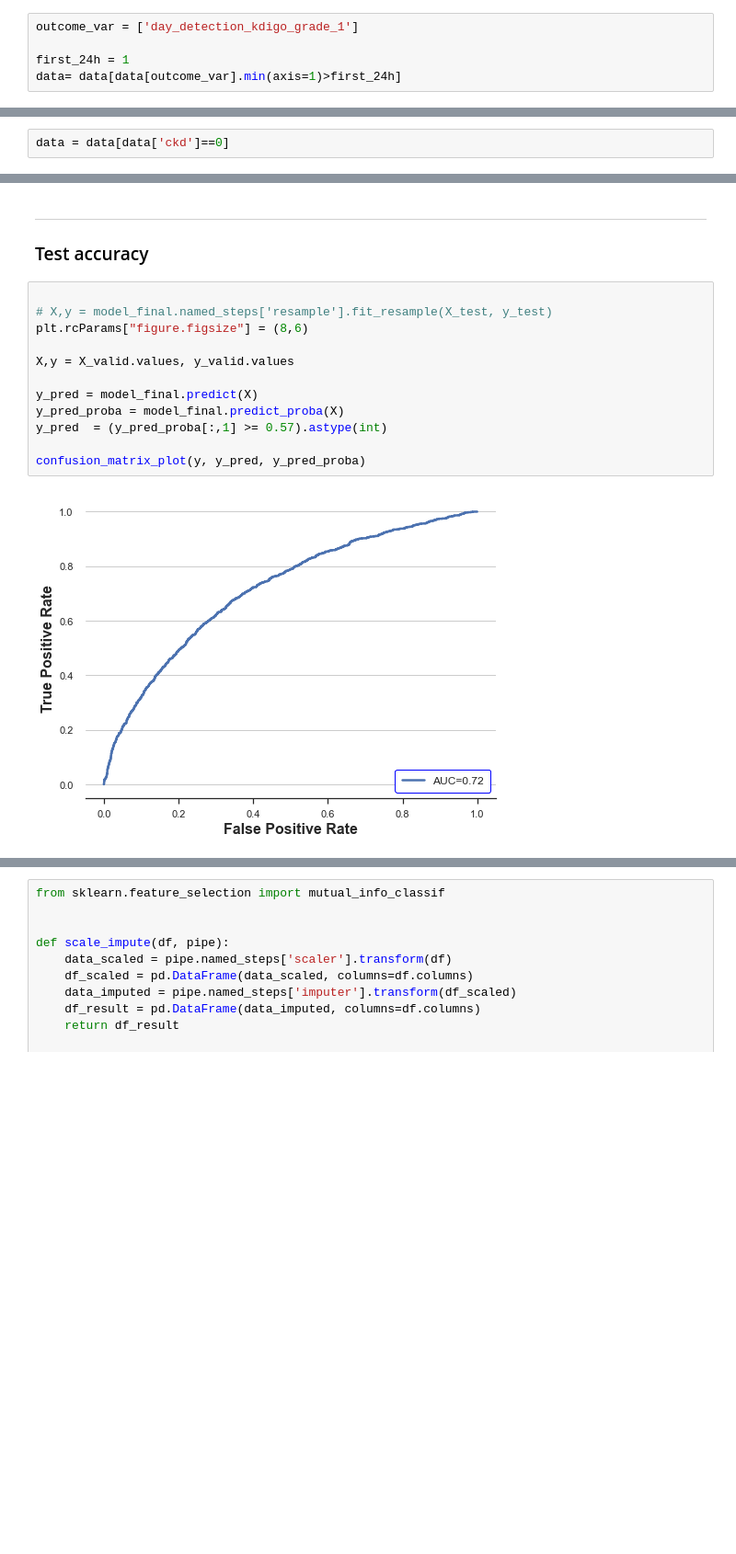
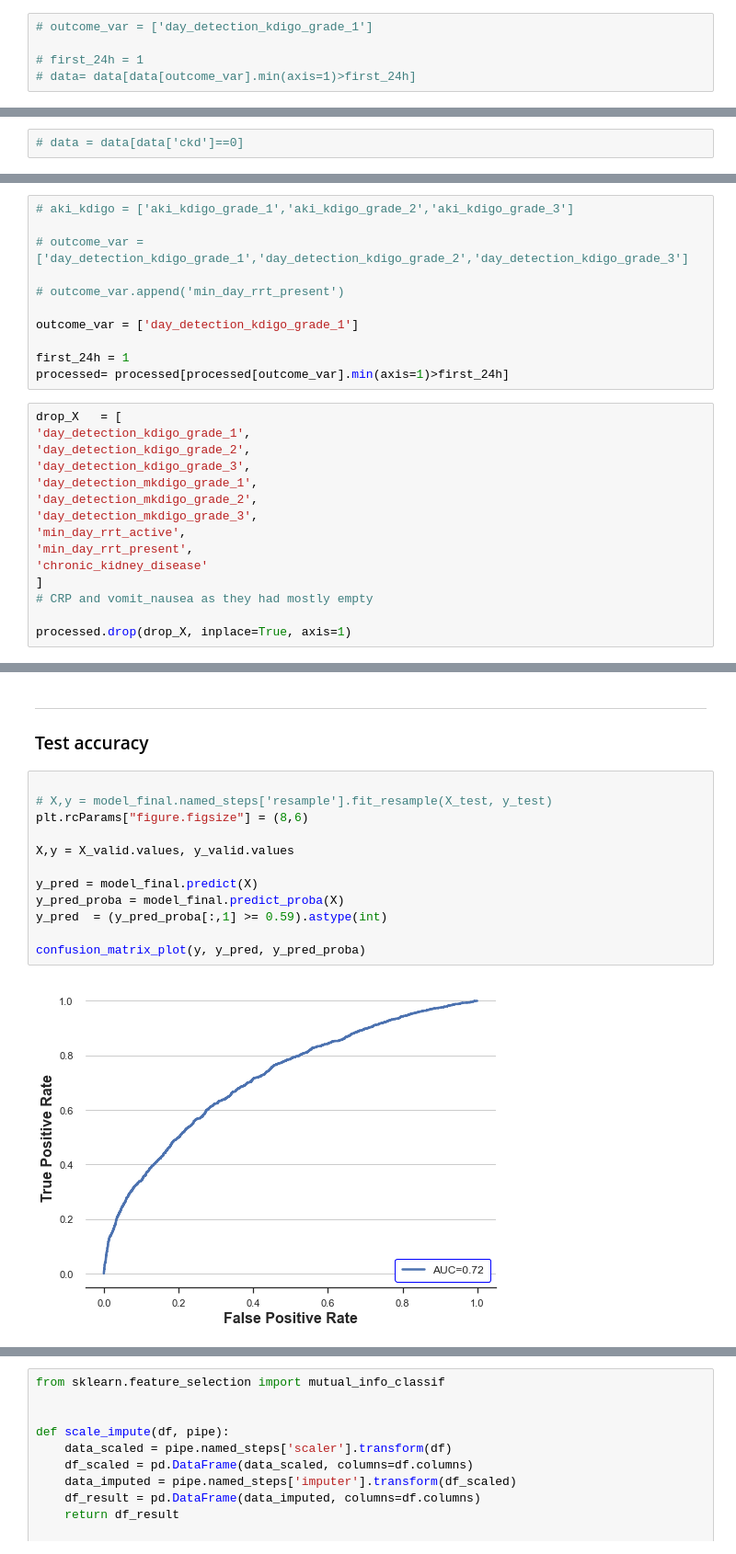
Before and after one commit to amirhkr/AKI_MIMIC4, a Jupyter notebook: ML_models_notebooks/all_scr/new/RF_all_scr.ipynb, the cells around one changed output, grey strips where cells are left out. Shown at 92% size. Saved outputs shown, nothing was run; the diff lists cells and outputs as text; blank space fills up the shorter version.

```diff
--- a/ML_models_notebooks/all_scr/new/RF_all_scr.ipynb
+++ b/ML_models_notebooks/all_scr/new/RF_all_scr.ipynb
@@ -434,10 +434,10 @@ data['ethnicity'] = data['ethnicity'].replace(['AMERICAN INDIAN/ALASKA NATIVE'],
 
 data = data.fillna(value=np.nan)
 # %%
-outcome_var = ['day_detection_kdigo_grade_1']
+# outcome_var = ['day_detection_kdigo_grade_1']
 
-first_24h = 1
-data= data[data[outcome_var].min(axis=1)>first_24h]
+# first_24h = 1
+# data= data[data[outcome_var].min(axis=1)>first_24h]
 # %%
 data.shape
 # %% [output]
@@ -460,5 +460,5 @@ data[data['ckd']==1].shape
 # %%
-data = data[data['ckd']==0]
+# data = data[data['ckd']==0]
 # %%
 data[data['kidney_transplant']==1].shape
 # %% [output]
@@ -582,6 +581,32 @@ array([0.00946967])
 # AKI_1_df.hospital_expire_flag.value_counts()
 # %%
 # AKI_0_df.hospital_expire_flag.value_counts()
+# %%
+# aki_kdigo = ['aki_kdigo_grade_1','aki_kdigo_grade_2','aki_kdigo_grade_3']
+
+# outcome_var = ['day_detection_kdigo_grade_1','day_detection_kdigo_grade_2','day_detection_kdigo_grade_3']
+
+# outcome_var.append('min_day_rrt_present')
+
+outcome_var = ['day_detection_kdigo_grade_1']
+
+first_24h = 1
+processed= processed[processed[outcome_var].min(axis=1)>first_24h]
+# %%
+drop_X   = [
+'day_detection_kdigo_grade_1',
+'day_detection_kdigo_grade_2',
+'day_detection_kdigo_grade_3',
+'day_detection_mkdigo_grade_1',
+'day_detection_mkdigo_grade_2',
+'day_detection_mkdigo_grade_3',
+'min_day_rrt_active',
+'min_day_rrt_present',
+'chronic_kidney_disease'
+]
+# CRP and vomit_nausea as they had mostly empty
+
+processed.drop(drop_X, inplace=True, axis=1)
 # %%
 drop_X   = [
     'aki_kdigo_grade_1',
@@ -815,14 +791,14 @@ __________
 # %%
 
 # X,y = model_final.named_steps['resample'].fit_resample(X_test, y_test)
 plt.rcParams["figure.figsize"] = (8,6)
 
 X,y = X_valid.values, y_valid.values
 
 y_pred = model_final.predict(X)
 y_pred_proba = model_final.predict_proba(X)
-y_pred  = (y_pred_proba[:,1] >= 0.57).astype(int)
+y_pred  = (y_pred_proba[:,1] >= 0.59).astype(int)
 
 confusion_matrix_plot(y, y_pred, y_pred_proba)
 # %% [output]
-[figure, old version]
+[figure, new version]
```
Also changed, not shown: parts of 19 cells of this notebook, 7 other files.
